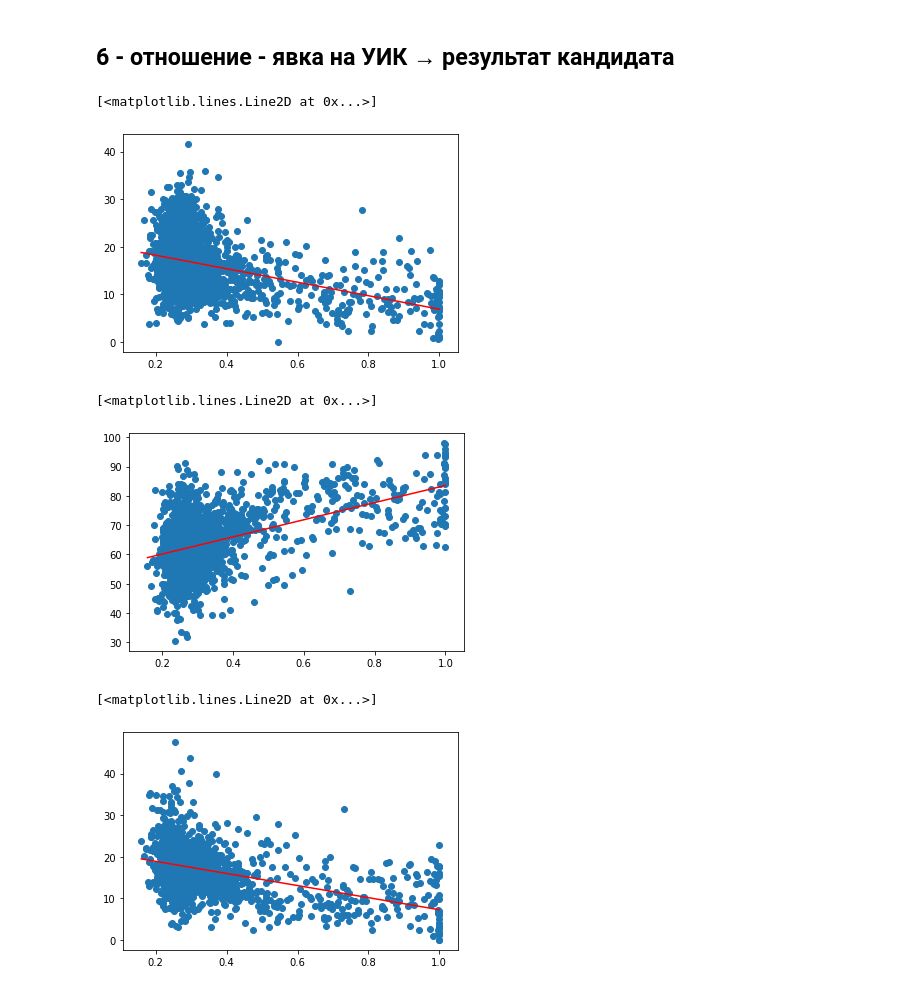
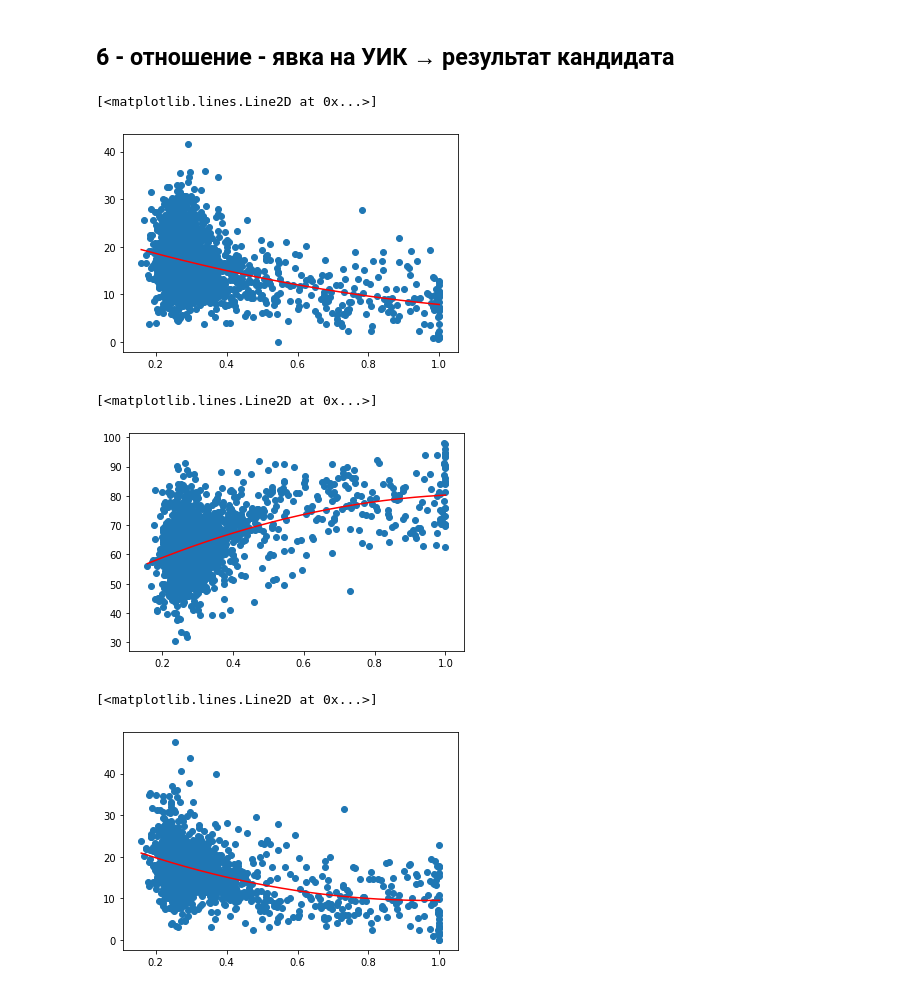
Before and after one commit to WhiteSpirt25/TextClassification, a Jupyter notebook: Task_4.2.ipynb, the cells around one changed output. Drawn from its saved outputs; the diff is of its cells as text; code cells hidden in the pictures.

```diff
--- a/Task_4.2.ipynb
+++ b/Task_4.2.ipynb
@@ -181,23 +181,23 @@ import numpy as np
 x = df['Явка']
 y = df['% Амосова']
 plt.scatter(x,y)
-plt.plot(np.unique(x), np.poly1d(np.polyfit(x, y, 1))(np.unique(x)),color = 'r')
+plt.plot(np.unique(x), np.poly1d(np.polyfit(x, y, 2))(np.unique(x)),color = 'r')
 # %% [output]
 [<matplotlib.lines.Line2D at 0x...>]
-[figure, old version]
+[figure, new version]
 # %%
 x = df['Явка']
 y = df['% Беглова']
 plt.scatter(x,y)
-plt.plot(np.unique(x), np.poly1d(np.polyfit(x, y, 1))(np.unique(x)),color = 'r')
+plt.plot(np.unique(x), np.poly1d(np.polyfit(x, y, 2))(np.unique(x)),color = 'r')
 # %% [output]
 [<matplotlib.lines.Line2D at 0x...>]
-[figure, old version]
+[figure, new version]
 # %%
 x = df['Явка']
 y = df['% Тихоновой']
 plt.scatter(x,y)
-plt.plot(np.unique(x), np.poly1d(np.polyfit(x, y, 1))(np.unique(x)),color = 'r')
+plt.plot(np.unique(x), np.poly1d(np.polyfit(x, y, 2))(np.unique(x)),color = 'r')
 # %% [output]
 [<matplotlib.lines.Line2D at 0x...>]
-[figure, old version]
+[figure, new version]
```
